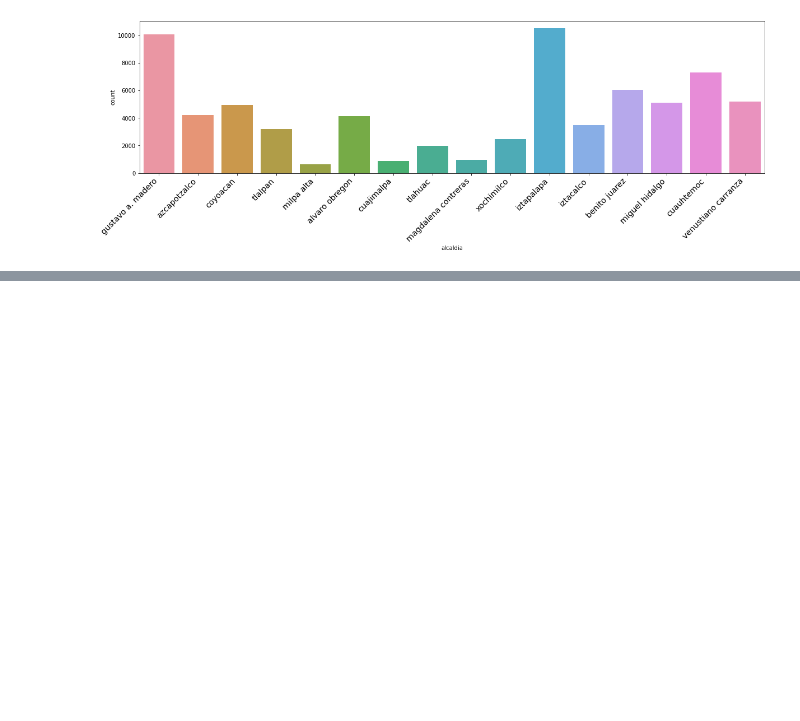
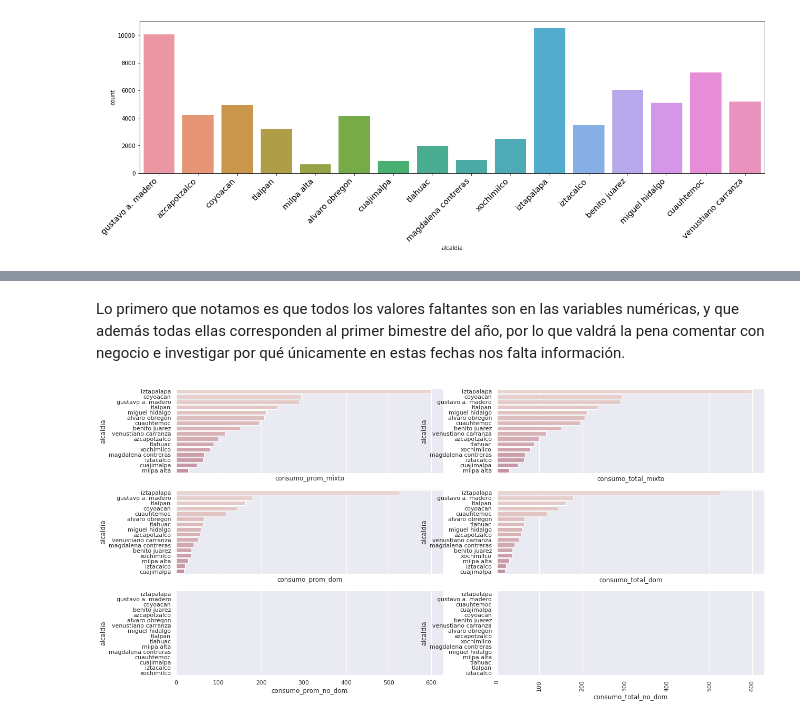
Before and after one commit to ElenaVillano/eda_geda_conagua, a Jupyter notebook: lau_geda.ipynb, the cells around one changed output, grey strips where cells are left out. Saved outputs shown, nothing was run; the diff lists cells and outputs as text; code cells hidden in the pictures; blank space fills up the shorter version.

Commit message:
análisis de valores faltantes

```diff
--- a/lau_geda.ipynb
+++ b/lau_geda.ipynb
@@ -201,0 +122,10 @@ chart.set_xticklabels(rotation=45, horizontalalignment='right', fontsize='x-larg
+# %%
+df_missing_values = df.groupby(['bimestre', 'alcaldia'])\
+                            .agg({'consumo_total_mixto': lambda x: x.isnull().sum(),
+                           'consumo_total_dom': lambda x: x.isnull().sum(),
+                           'consumo_total_no_dom': lambda x: x.isnull().sum(),
+                           'consumo_prom_mixto': lambda x: x.isnull().sum(),
+                           'consumo_prom_dom': lambda x: x.isnull().sum(),
+                           'consumo_prom_no_dom': lambda x: x.isnull().sum()})\
+                            .reset_index()
+df_missing_values.head()
@@ -201,0 +139,35 @@ chart.set_xticklabels(rotation=45, horizontalalignment='right', fontsize='x-larg
+# %% [markdown]
+ Lo primero que notamos es que todos los valores faltantes son en las variables numéricas, y que además todas ellas corresponden al primer bimestre del año, por lo que valdrá la pena comentar con negocio e investigar por qué únicamente en estas fechas nos falta información.
+# %%
+fig, axes = plt.subplots(3, 2, sharex=True, figsize=(20,10))
+
+
+df_missing_values = df_missing_values.sort_values('consumo_prom_mixto', ascending=False)
+sns.barplot(ax=axes[0,0], x=df_missing_values['consumo_prom_mixto'], y=df_missing_values['alcaldia'],
+                 palette=sns.cubehelix_palette(len(df_missing_values['alcaldia'])), ci=0)
+df_missing_values = df_missing_values.sort_values('consumo_prom_dom', ascending=False)
+sns.barplot(ax=axes[1,0], x=df_missing_values['consumo_prom_dom'], y=df_missing_values['alcaldia'],
+                 palette=sns.cubehelix_palette(len(df_missing_values['alcaldia'])), ci=0)
+df_missing_values = df_missing_values.sort_values('consumo_prom_no_dom', ascending=False)
+sns.barplot(ax=axes[2,0], x=df_missing_values['consumo_prom_no_dom'], y=df_missing_values['alcaldia'],
+                 palette=sns.cubehelix_palette(len(df_missing_values['alcaldia'])), ci=0)
+
+df_missing_values = df_missing_values.sort_values('consumo_total_mixto', ascending=False)
+sns.barplot(ax=axes[0,1], x=df_missing_values['consumo_total_mixto'], y=df_missing_values['alcaldia'],
+                 palette=sns.cubehelix_palette(len(df_missing_values['alcaldia'])), ci=0)
+df_missing_values = df_missing_values.sort_values('consumo_total_dom', ascending=False)
+sns.barplot(ax=axes[1,1], x=df_missing_values['consumo_total_dom'], y=df_missing_values['alcaldia'],
+                 palette=sns.cubehelix_palette(len(df_missing_values['alcaldia'])), ci=0)
+df_missing_values = df_missing_values.sort_values('consumo_total_no_dom', ascending=False)
+sns.barplot(ax=axes[2,1], x=df_missing_values['consumo_total_no_dom'], y=df_missing_values['alcaldia'],
+                 palette=sns.cubehelix_palette(len(df_missing_values['alcaldia'])), ci=0)
+
+
+
+plt.xticks(rotation= 90)
+#plt.xlabel('Alcaldía')
+#plt.ylabel('Valores Faltantes')
+#plt.title('Valores Faltantes de Consumo Promedio Domiciliado en Bimestre 1')
+plt.show()
+# %% [output]
+[figure, added]
```
Also changed, not shown: parts of 20 cells of this notebook.
